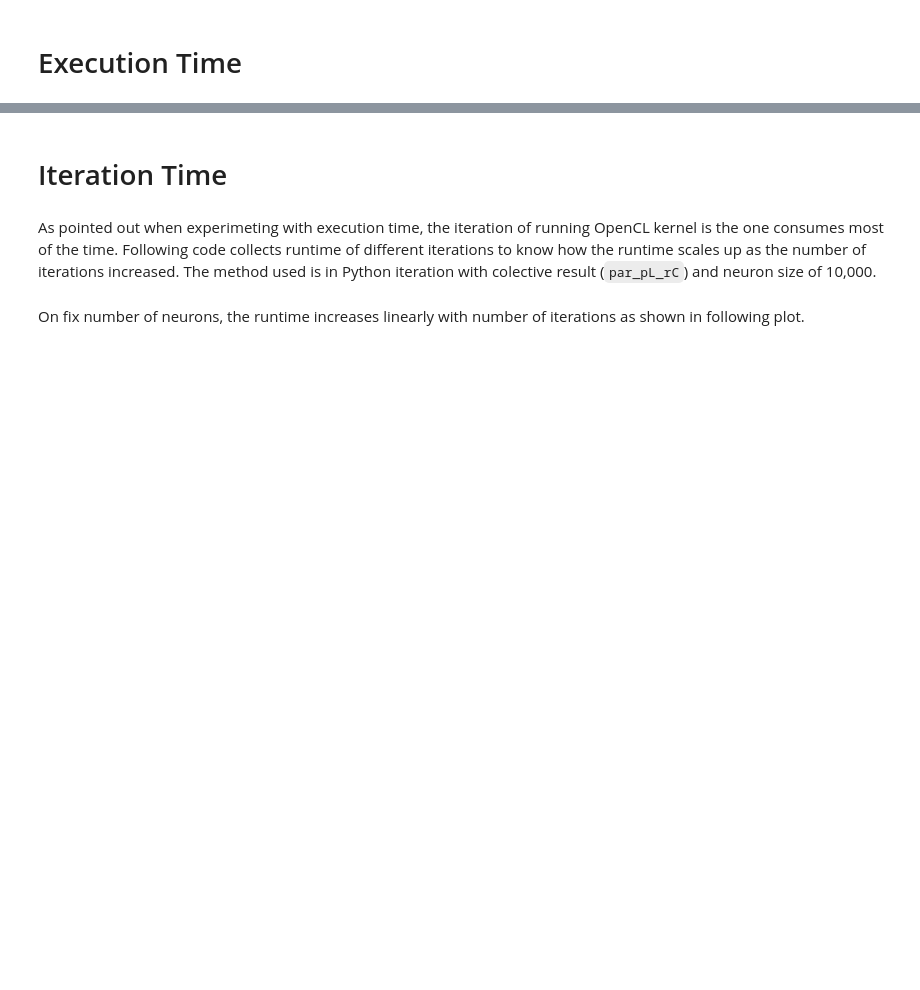
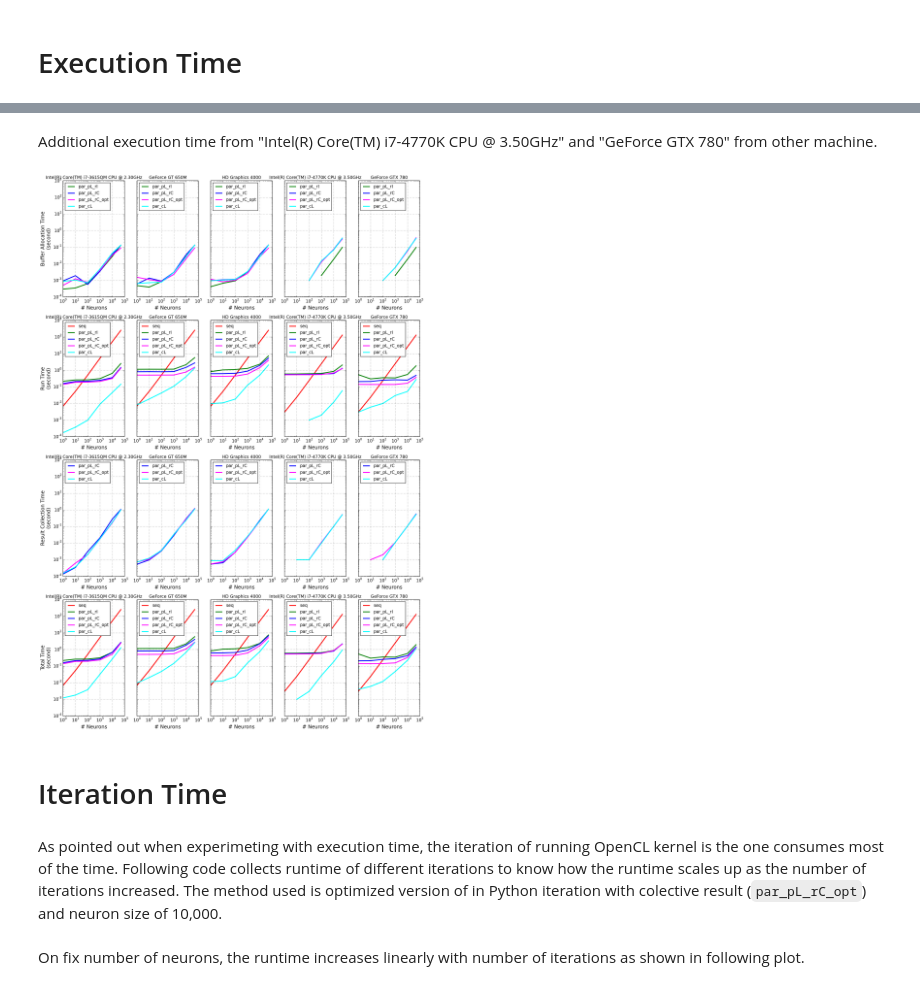
Before and after one commit to ekaakurniawan/3nb, a Jupyter notebook: LifNeuron.ipynb, the cells around one changed output, grey strips where cells are left out. Drawn from its saved outputs; the diff is of its cells as text; code cells hidden in the pictures; blank space fills up the shorter version.

```diff
--- a/LifNeuron.ipynb
+++ b/LifNeuron.ipynb
@@ -1145,0 +1427,2 @@ plot_exec_time(bats, rts, rcts, tts, \
+# %% [markdown]
+Additional execution time from "Intel(R) Core(TM) i7-4770K CPU @ 3.50GHz" and "GeForce GTX 780" from other machine.
@@ -1146,7 +1502,14 @@ plot_exec_time(bats, rts, rcts, tts, \
+# %%
+plot_exec_time(bats_cmb, rts_cmb, rcts_cmb, tts_cmb, \
+               devices_name + ["Intel(R) Core(TM) i7-4770K CPU @ 3.50GHz", "GeForce GTX 780"], \
+               methods_len, SEQ_ID, PAR_PL_RI_ID, PAR_PL_RC_ID, PAR_PL_RC_OPT_ID, PAR_CL_ID, \
+               ttl_neurons)
+# %% [output]
+[figure, added]
 # %% [markdown]
 # Iteration Time
 # %% [markdown]
-As pointed out when experimeting with execution time, the iteration of running OpenCL kernel is the one consumes most of the time. Following code collects runtime of different iterations to know how the runtime scales up as the number of iterations increased. The method used is in Python iteration with colective result (`par_pL_rC`) and neuron size of 10,000.
+As pointed out when experimeting with execution time, the iteration of running OpenCL kernel is the one consumes most of the time. Following code collects runtime of different iterations to know how the runtime scales up as the number of iterations increased. The method used is optimized version of in Python iteration with colective result (`par_pL_rC_opt`) and neuron size of 10,000.
 # %%
 dt = 2e-4
 Iinjects = np.ones(10000) * 2e-8
```
Also changed, not shown: parts of 23 cells of this notebook, 1 other file.
